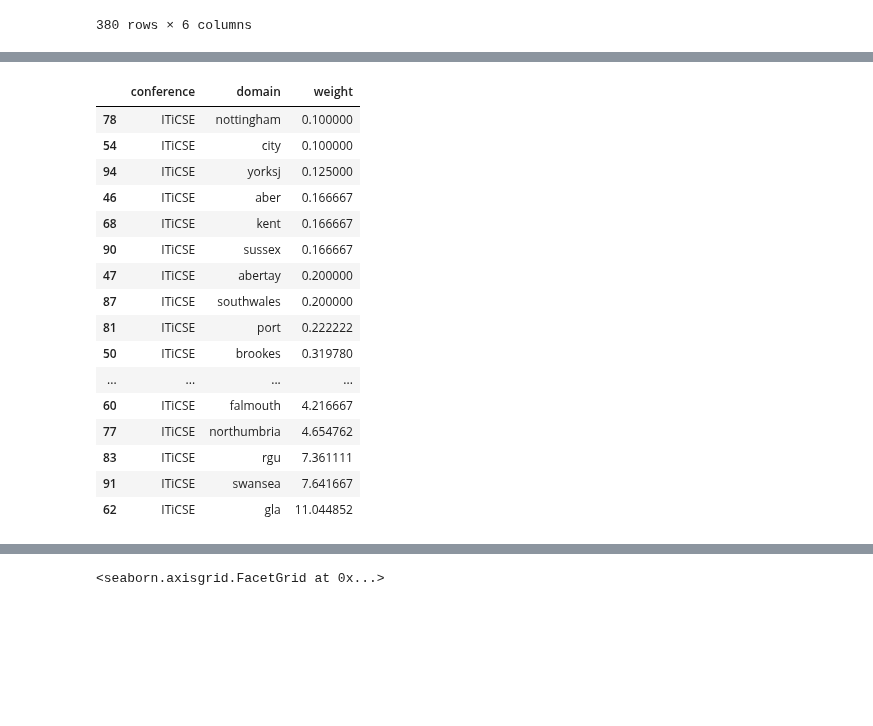
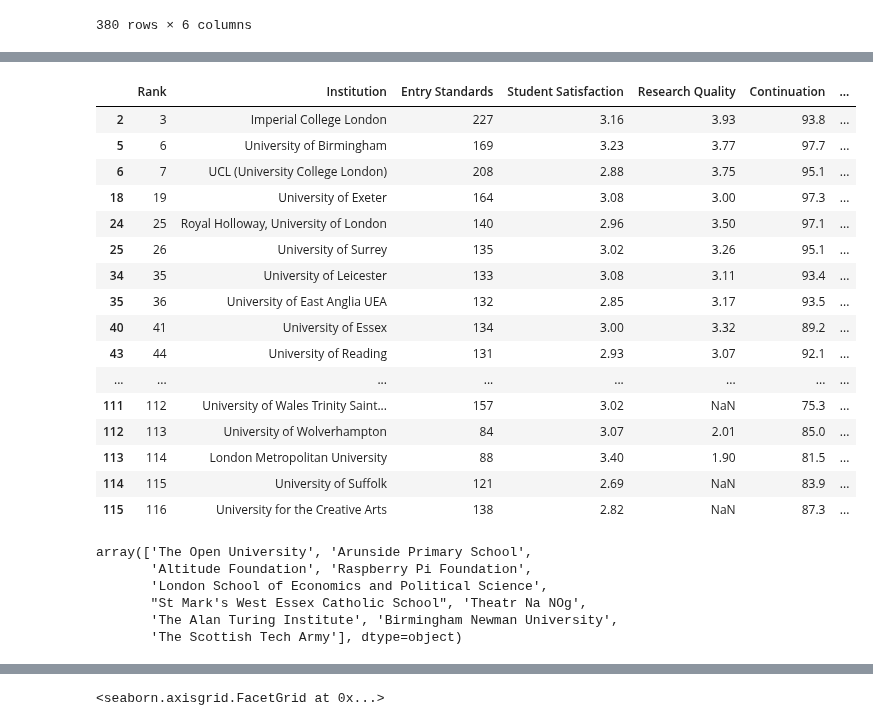
Before and after one commit to stevenaeola/CEP_Retro, a Jupyter notebook: CEP_paper_analysis.ipynb, the cells around one changed output, grey strips where cells are left out. Saved outputs shown, nothing was run; the diff lists cells and outputs as text; code cells hidden in the pictures; blank space fills up the shorter version.

Commit message:
join affiliations with CUG data via domain

```diff
--- a/CEP_paper_analysis.ipynb
+++ b/CEP_paper_analysis.ipynb
@@ -164 +160,45 @@ affiliations_domain[affiliations_domain.domain.isnull()]
+# %%
+cug_df = pd.read_csv("Complete_University_Guide_Computer_Science_2025.csv", skiprows=4)
+
+cug_domain = pd.merge(cug_df, institutions_df, how="left", left_on='Institution', right_on='name')
+len(cug_domain[cug_domain.domain.notnull()])
+
+def fix_cug (row):
+    if not (isinstance(row['domain'], float)):
+        return row['domain']
+    for index, inst_row in institutions_df.iterrows():
+        if inst_row['name'] in row['Institution']:
+            return inst_row['domain']
+
+cug_domain['domain'] = cug_domain.apply(fix_cug, axis=1)
+
+cug_domain[cug_domain.domain.isnull()]
+# %% [output]
+|  | Rank | Institution | Entry Standards | Student Satisfaction | Research Quality | Continuation | ... |
+| 2 | 3 | Imperial College London | 227 | 3.16 | 3.93 | 93.8 | ... |
+| 5 | 6 | University of Birmingham | 169 | 3.23 | 3.77 | 97.7 | ... |
+| 6 | 7 | UCL (University College London) | 208 | 2.88 | 3.75 | 95.1 | ... |
+| 18 | 19 | University of Exeter | 164 | 3.08 | 3.00 | 97.3 | ... |
+| 24 | 25 | Royal Holloway, University of London | 140 | 2.96 | 3.50 | 97.1 | ... |
+| 25 | 26 | University of Surrey | 135 | 3.02 | 3.26 | 95.1 | ... |
+| 34 | 35 | University of Leicester | 133 | 3.08 | 3.11 | 93.4 | ... |
+| 35 | 36 | University of East Anglia UEA | 132 | 2.85 | 3.17 | 93.5 | ... |
+| 40 | 41 | University of Essex | 134 | 3.00 | 3.32 | 89.2 | ... |
+| 43 | 44 | University of Reading | 131 | 2.93 | 3.07 | 92.1 | ... |
+| ... | ... | ... | ... | ... | ... | ... | ... |
+| 111 | 112 | University of Wales Trinity Saint... | 157 | 3.02 | NaN | 75.3 | ... |
+| 112 | 113 | University of Wolverhampton | 84 | 3.07 | 2.01 | 85.0 | ... |
+| 113 | 114 | London Metropolitan University | 88 | 3.40 | 1.90 | 81.5 | ... |
+| 114 | 115 | University of Suffolk | 121 | 2.69 | NaN | 83.9 | ... |
+| 115 | 116 | University for the Creative Arts | 138 | 2.82 | NaN | 87.3 | ... |
+# %%
+affiliations_cug = pd.merge(affiliations_domain, cug_domain, how="left", on="domain")
+affiliations_cug[affiliations_cug['Entry Standards'].isnull()]['institution'].unique()
+# %% [output]
+array(['The Open University', 'Arunside Primary School',
+       'Altitude Foundation', 'Raspberry Pi Foundation',
+       'London School of Economics and Political Science',
+       "St Mark's West Essex Catholic School", 'Theatr Na NOg',
+       'The Alan Turing Institute', 'Birmingham Newman University',
+       'The Scottish Tech Army'], dtype=object)
 # %%
@@ -166,20 +205,0 @@ affiliations_grouped = affiliations_domain.groupby(["conference", "domain"])["we
-# %%
-affiliations_grouped[affiliations_grouped['conference']=="ITiCSE"].sort_values("weight")
-# %% [output]
-|  | conference | domain | weight |
-| 78 | ITiCSE | nottingham | 0.100000 |
-| 54 | ITiCSE | city | 0.100000 |
-| 94 | ITiCSE | yorksj | 0.125000 |
-| 46 | ITiCSE | aber | 0.166667 |
-| 68 | ITiCSE | kent | 0.166667 |
-| 90 | ITiCSE | sussex | 0.166667 |
-| 47 | ITiCSE | abertay | 0.200000 |
-| 87 | ITiCSE | southwales | 0.200000 |
-| 81 | ITiCSE | port | 0.222222 |
-| 50 | ITiCSE | brookes | 0.319780 |
-| ... | ... | ... | ... |
-| 60 | ITiCSE | falmouth | 4.216667 |
-| 77 | ITiCSE | northumbria | 4.654762 |
-| 83 | ITiCSE | rgu | 7.361111 |
-| 91 | ITiCSE | swansea | 7.641667 |
-| 62 | ITiCSE | gla | 11.044852 |
```
Also changed, not shown: parts of 12 cells of this notebook, 2 other files.
